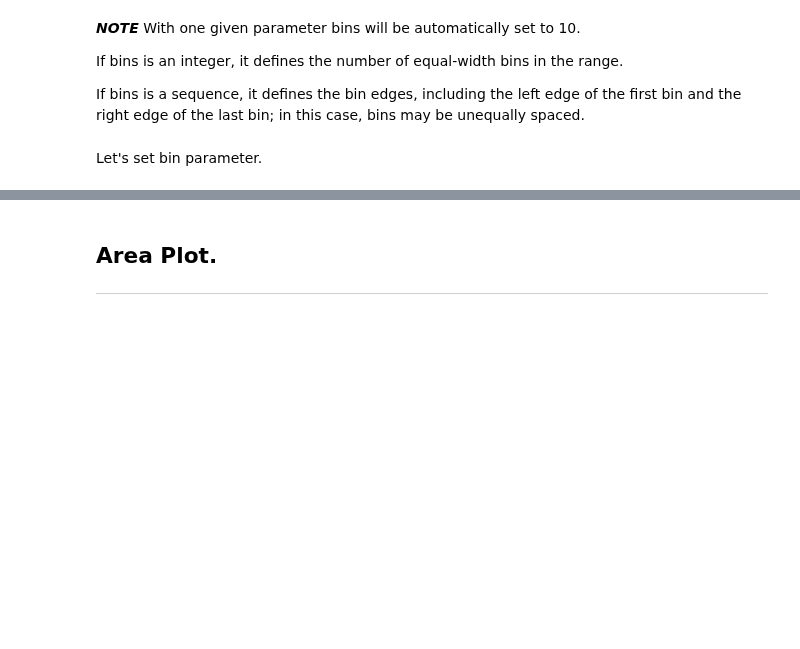
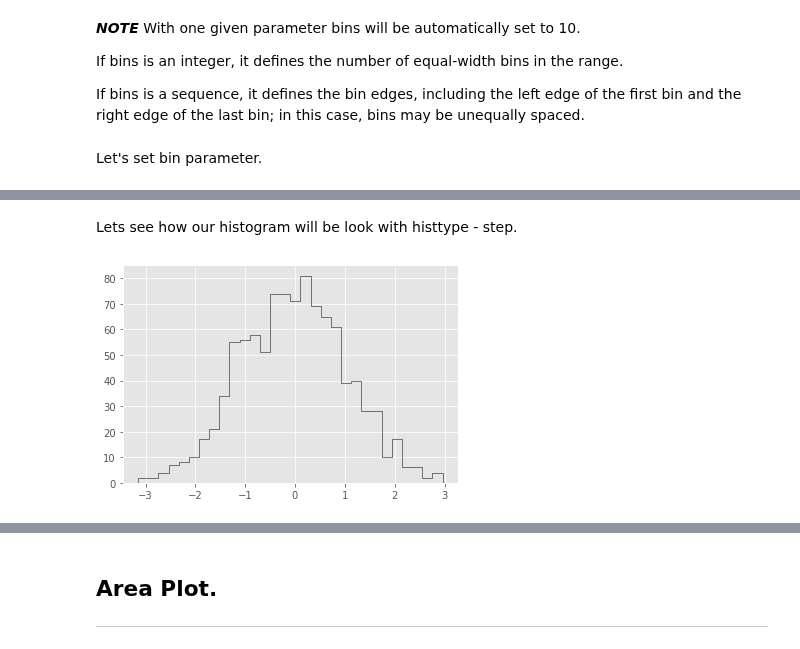
Before and after one commit to DracoNibilis/CAO_Points_Analysis, a Jupyter notebook: pyplot.ipynb, the cells around one changed output, grey strips where cells are left out. Cells and saved outputs as stored; diff of their text form; code cells hidden in the pictures; blank space fills up the shorter version.

```diff
--- a/pyplot.ipynb
+++ b/pyplot.ipynb
@@ -476,0 +502,8 @@ Now we can see that the data are separated into 30 bins.
+# %% [markdown]
+Lets see how our histogram will be look with histtype - step.
+# %%
+# Add histtype parameter - 'step'.
+plt.hist(x, bins=30, histtype='step', color = "black")
+plt.show()
+# %% [output]
+[figure, added]
```
Also changed, not shown: parts of 29 cells of this notebook.
